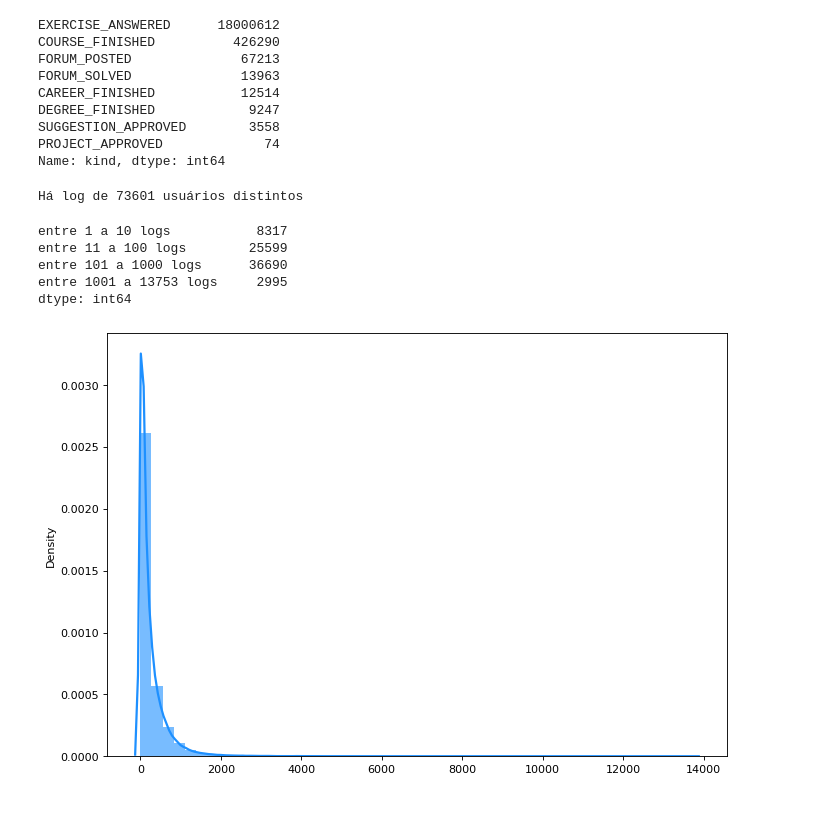
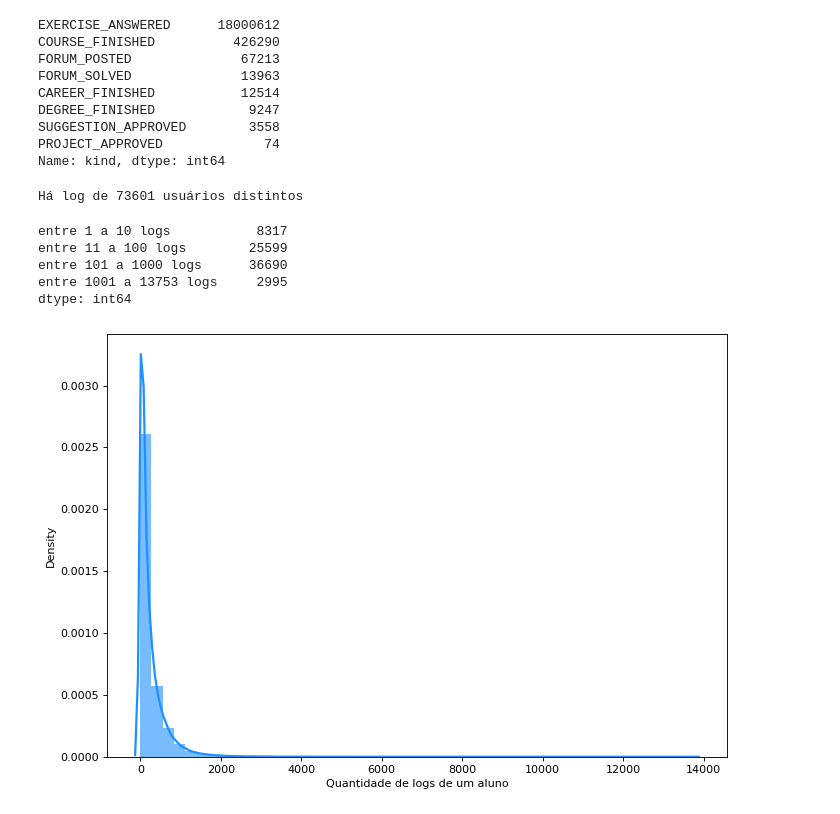
Before and after one commit to jo-nsc/distance-education-2020, a Jupyter notebook: User_Profile_log.ipynb, the cells around one changed output. Saved outputs shown, nothing was run; the diff lists cells and outputs as text; code cells hidden in the pictures.

```diff
--- a/User_Profile_log.ipynb
+++ b/User_Profile_log.ipynb
@@ -17,6 +34,6 @@ from scipy import stats
 # %%
-logData = pd.read_csv("/content/drive/My Drive/Disciplinas/Lab avancado de ciencias de dados/new_data/anonimized_logs.csv")
-logData.head()
+log_data_df = pd.read_csv("/content/drive/My Drive/Disciplinas/Lab avancado de ciencias de dados/new_data/anonimized_logs.csv")
+log_data_df.head()
 # %% [output]
 |  | user_uuid | moment | kind | iterable_uuid |
 | 0 | 57928 | 2016-09-12 | EXERCISE_ANSWERED | 2918d775-73e8-4c33-a3b7-5f0726bbe3ca |
@@ -54,34 +93,33 @@ SUGGESTION_APPROVED        3558
 PROJECT_APPROVED             74
 Name: kind, dtype: int64
 # %%
-uniqueUserLogCount = logData.user_uuid.value_counts()
+uniqueUserLogCount = log_data_df.user_uuid.value_counts()
 print(f'Há log de {uniqueUserLogCount.shape[0]} usuários distintos')
-
 
 plt.figure(figsize=(10,7), dpi= 80)
 kwargs = dict(hist_kws={'alpha':.6}, kde_kws={'linewidth':2})
-sns.distplot(uniqueUserLogCount.values, color="dodgerblue", label="Compact", **kwargs)
+sns.distplot(uniqueUserLogCount.values, color="dodgerblue", axlabel="Quantidade de logs de um aluno",label="Compact", **kwargs)
 
-temp_count=np.array([uniqueUserActivityCount.values[uniqueUserActivityCount.values<=10].shape[0],
-                     uniqueUserActivityCount.values[uniqueUserActivityCount.values<=100].shape[0],
-                     uniqueUserActivityCount.values[uniqueUserActivityCount.values<=1000].shape[0],
-                     uniqueUserActivityCount.values[uniqueUserActivityCount.values<=13753].shape[0],
+temp_count=np.array([uniqueUserLogCount.values[uniqueUserLogCount.values<=10].shape[0],
+                     uniqueUserLogCount.values[uniqueUserLogCount.values<=100].shape[0],
+                     uniqueUserLogCount.values[uniqueUserLogCount.values<=1000].shape[0],
+                     uniqueUserLogCount.values[uniqueUserLogCount.values<=13753].shape[0],
                      ])
 
 log_distribution=np.array(
     [temp_count[0],
      temp_count[1]-temp_count[0],
      temp_count[2]-temp_count[1],
      temp_count[3]-temp_count[2],
     ]
 )
 print(pd.Series(log_distribution, index =["entre 1 a 10 logs","entre 11 a 100 logs","entre 101 a 1000 logs","entre 1001 a 13753 logs"]))
 # %% [output]
 Há log de 73601 usuários distintos
 entre 1 a 10 logs           8317
 entre 11 a 100 logs        25599
 entre 101 a 1000 logs      36690
 entre 1001 a 13753 logs     2995
 dtype: int64
-[figure, old version]
+[figure, new version]
 # %%
```
Also changed, not shown: parts of 60 cells of this notebook.
